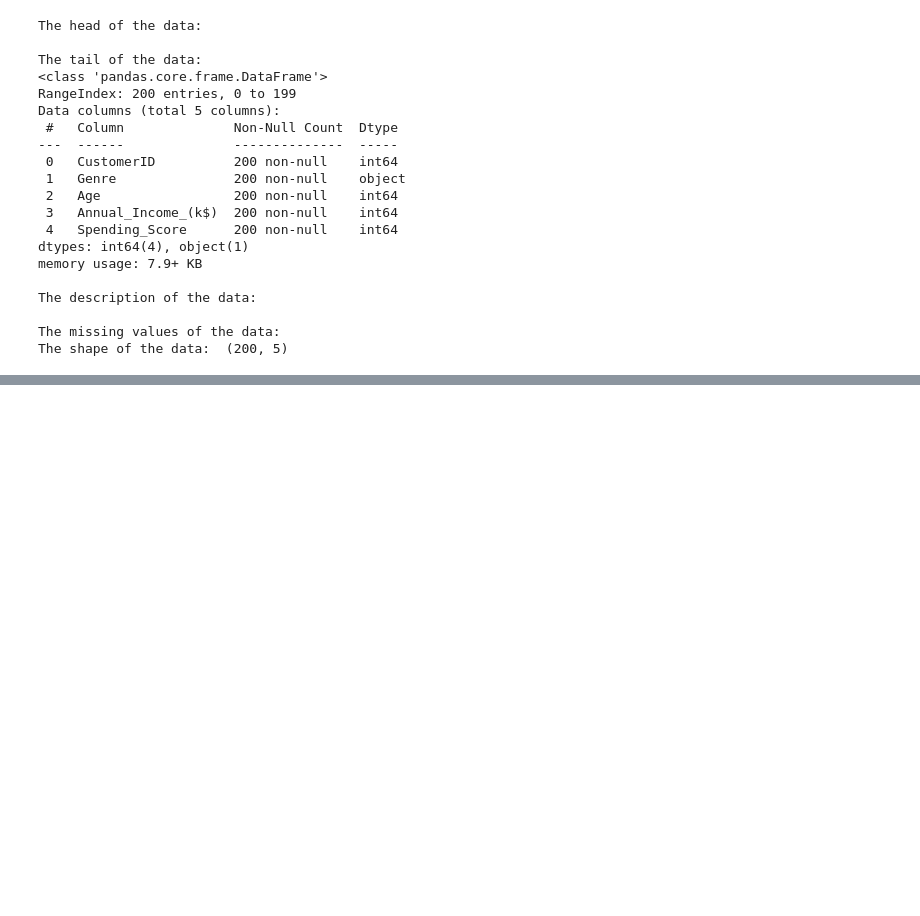
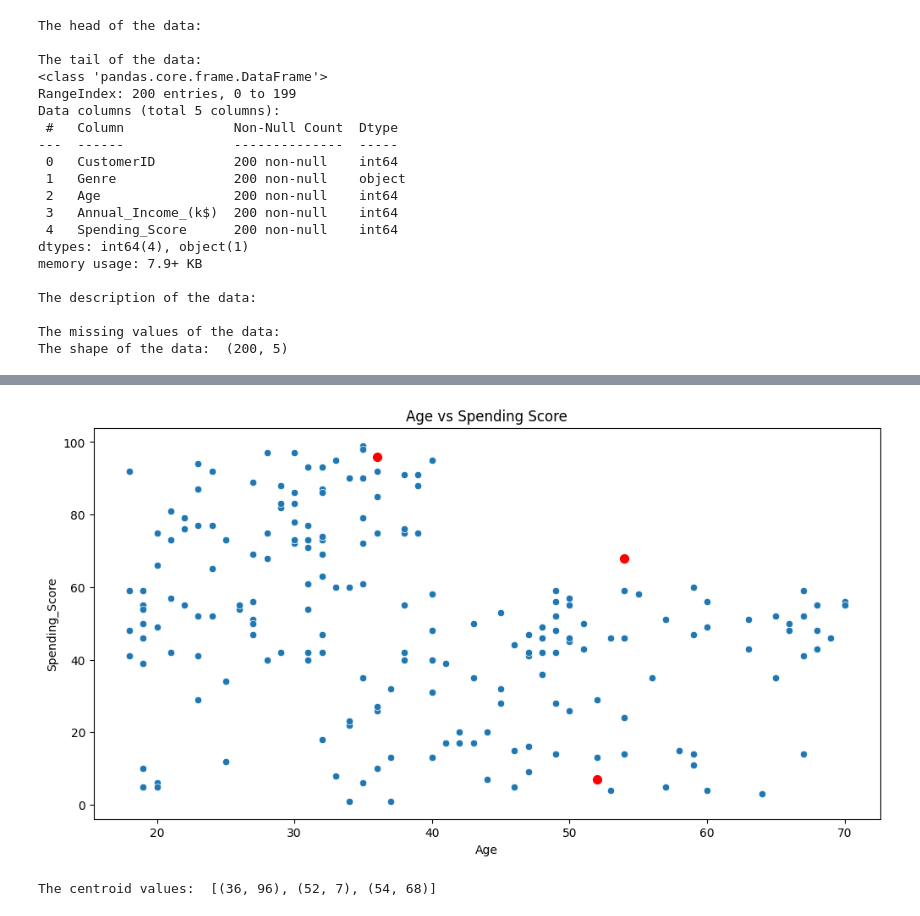
Before and after one commit to sabbir2609/edge_course, a Jupyter notebook: projects/mall_data.ipynb, the cells around one changed output, grey strips where cells are left out. Saved outputs shown, nothing was run; the diff lists cells and outputs as text; code cells hidden in the pictures; blank space fills up the shorter version.

```diff
--- a/projects/mall_data.ipynb
+++ b/projects/mall_data.ipynb
@@ -57,0 +65,24 @@ The shape of the data:  (200, 5)
+# %%
+# create centroids
+nC = 3
+centroids = list(
+    sorted(
+        zip(
+            random.sample(range(min(df['Age']), max(df['Age']+1)), nC),
+            random.sample(range(min(df['Spending_Score']), max(df['Spending_Score']+1)), nC)
+        )
+    )
+)
+
+# plot age vs spending score
+plt.figure(figsize=(12, 6))
+sns.scatterplot(x="Age", y="Spending_Score", data=df, palette="coolwarm")
+plt.title("Age vs Spending Score")
+plt.scatter(*zip(*centroids), color='red', s=50)
+plt.show()
+
+# Centroid values
+print("The centroid values: ", centroids)
+# %% [output]
+[figure, added]
+The centroid values:  [(36, 96), (52, 7), (54, 68)]
```
Also changed, not shown: parts of 5 cells of this notebook, 2 other files.
